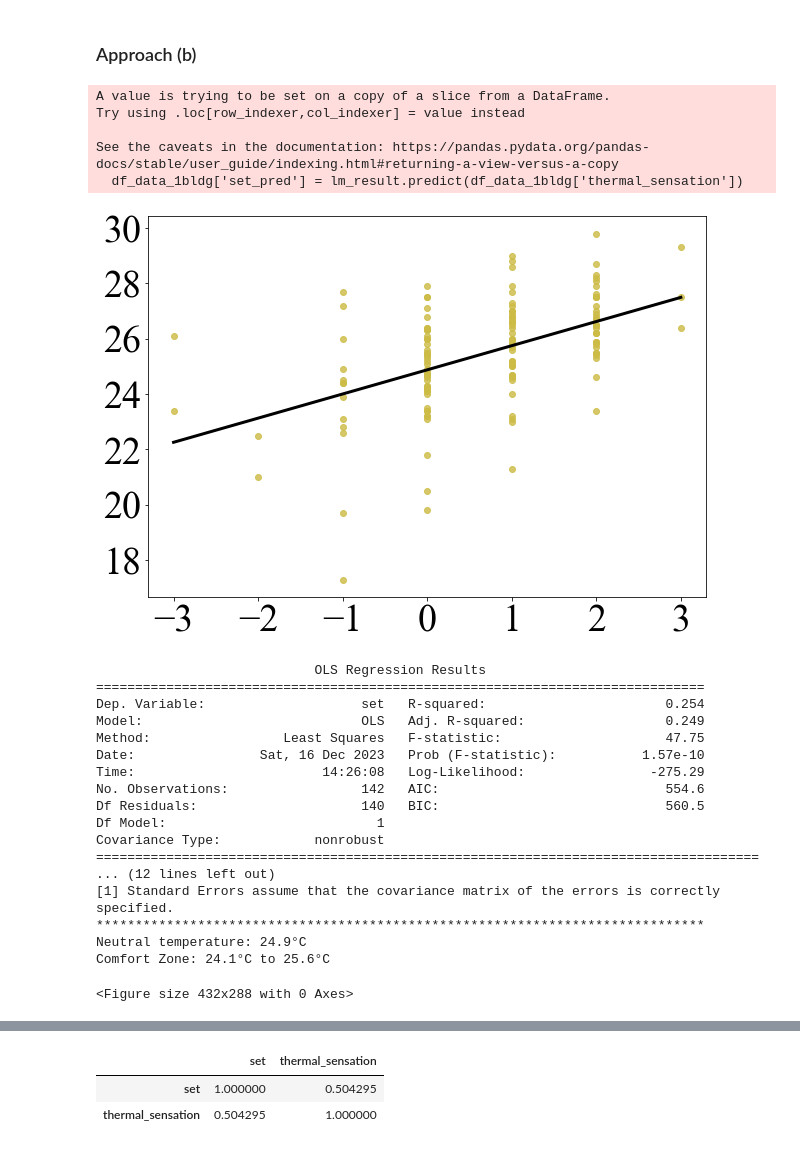
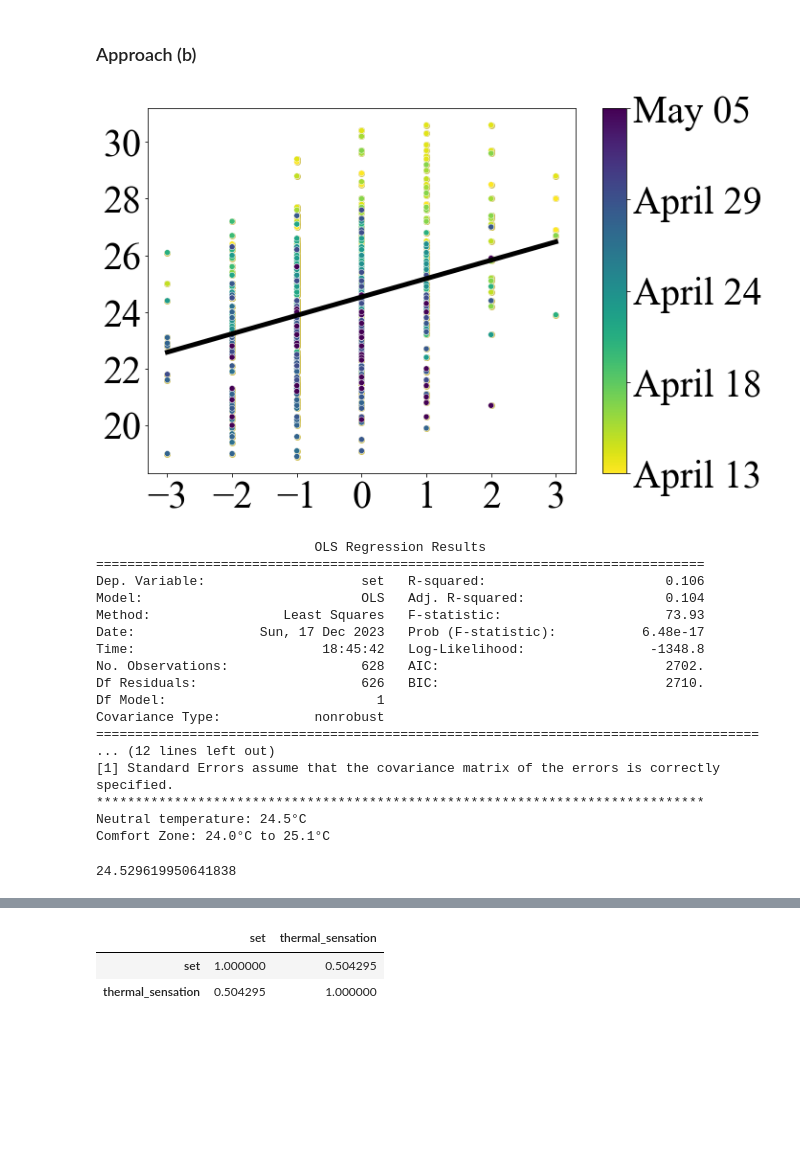
Before and after one commit to ruijis/causal-thinking-neutral-temperature, a Jupyter notebook: code.ipynb, the cells around one changed output, grey strips where cells are left out. Saved outputs shown, nothing was run; the diff lists cells and outputs as text; code cells hidden in the pictures; blank space fills up the shorter version.

```diff
--- a/code.ipynb
+++ b/code.ipynb
@@ -137,63 +166,74 @@ Comfort Zone: 20.3°C to 26.1°C
 # %% [markdown]
 ### Approach (b)
 # %%
-# regressing STE against TSV
 lm_result = smf.ols(formula='set ~ thermal_sensation', data=df_data_1bldg).fit()
 
-# add the prediction to the dataframe
-df_data_1bldg['set_pred'] = lm_result.predict(df_data_1bldg['thermal_sensation'])
+# Plotting
+plt.figure(figsize=(10, 7))
+sns.regplot(x='thermal_sensation', y='set', data=df_data_1bldg, scatter_kws={'color': '#CCBB44'}, line_kws={'color': 'black', 'linewidth': 5}, ci=None)
+sns.scatterplot(x='thermal_sensation', y='set', data=df_data_1bldg, hue='days_since_start', palette='viridis_r')
 
-# plot the regression line, don't show the confidence interval
-plt.figure(figsize=(10, 7))
-sns.regplot(x='thermal_sensation', y='set', data=df_data_1bldg, scatter_kws={'color': '#CCBB44'}, line_kws={'color': 'black', 'linewidth': 3}, ci=None)
-plt.xlabel('', rotation=0, fontsize=40)
+# Select 5 evenly spaced dates
+selected_dates = np.linspace(df_data_1bldg['days_since_start'].min(), df_data_1bldg['days_since_start'].max(), 5, endpoint=True)
+selected_date_labels = [(df_data_1bldg['timestamp'].min() + pd.Timedelta(days=int(day))).strftime('%B %d') for day in selected_dates]
+
+# Add colorbar with selected dates
+norm = plt.Normalize(df_data_1bldg['days_since_start'].min(), df_data_1bldg['days_since_start'].max())
+sm = plt.cm.ScalarMappable(cmap="viridis_r", norm=norm)
+sm.set_array([])
+cbar = plt.colorbar(sm, aspect=15)
+cbar.set_ticks(selected_dates)
+cbar.set_ticklabels(selected_date_labels)
+cbar.ax.tick_params(labelsize=40)
+
+# modify the x and y axis
+plt.xlabel('', fontsize=40)
 plt.ylabel('', rotation=0, fontsize=40)
-plt.xticks(fontsize=38)  # Rotate and set font size for x-axis tick labels
-plt.yticks(fontsize=38)  # Set font size for y-axis tick labels
+plt.xticks(fontsize=40)  # Rotate and set font size for x-axis tick labels
+plt.yticks(fontsize=40)  # Set font size for y-axis tick labels
 plt.grid(False)
-plt.show()
+plt.legend().remove()
 
 # plt.title('Regress thermal sensation votes on indoor temperature')
 plt.rcParams['font.family'] = 'Times New Roman'
 plt.savefig('fig/Bldg_neutral_b.pdf', format='pdf', bbox_inches='tight')
+plt.show()
 
 # statistical anayalsis summary
 print(lm_result.summary())
 print("******************************************************************************")
 
 # check whether the correaltion (slope) is significant
 if lm_result.pvalues['thermal_sensation'] < 0.05:
     a = lm_result.params['thermal_sensation']
     b = lm_result.params['Intercept']
     temp_n = b
     temp_up = 0.85*a + b
     temp_low = (-0.85)*a + b
     print('Neutral temperature: {:.1f}'.format(temp_n), chr(176),'C', sep='')
     print('Comfort Zone: {:.1f}'.format(temp_low), chr(176),'C to {:.1f}'.format(temp_up), chr(176),'C', sep='')
 else:
     print('The slope is not significant, p value: {:.2f}'.format(lm_result.pvalues['set']))
 # %% [output]
+[figure, new version]
-A value is trying to be set on a copy of a slice from a DataFrame.
-Try using .loc[row_indexer,col_indexer] = value instead
-
-See the caveats in the documentation: https://pandas.pydata.org/pandas-docs/stable/user_guide/indexing.html#returning-a-view-versus-a-copy
-  df_data_1bldg['set_pred'] = lm_result.predict(df_data_1bldg['thermal_sensation'])
+                            OLS Regression Results
+==============================================================================
+Dep. Variable:                    set   R-squared:                       0.106
+Model:                            OLS   Adj. R-squared:                  0.104
+Method:                 Least Squares   F-statistic:                     73.93
+Date:                Sun, 17 Dec 2023   Prob (F-statistic):           6.48e-17
+Time:                        18:45:42   Log-Likelihood:                -1348.8
+No. Observations:                 628   AIC:                             2702.
+Df Residuals:                     626   BIC:                             2710.
+Df Model:                           1
+Covariance Type:            nonrobust
+=====================================================================================
+... (12 lines left out)
+[1] Standard Errors assume that the covariance matrix of the errors is correctly specified.
+******************************************************************************
+Neutral temperature: 24.5°C
+Comfort Zone: 24.0°C to 25.1°C
-[figure, old version]
-                            OLS Regression Results
-==============================================================================
-Dep. Variable:                    set   R-squared:                       0.254
-Model:                            OLS   Adj. R-squared:                  0.249
-Method:                 Least Squares   F-statistic:                     47.75
-Date:                Sat, 16 Dec 2023   Prob (F-statistic):           1.57e-10
-Time:                        14:26:08   Log-Likelihood:                -275.29
-No. Observations:                 142   AIC:                             554.6
-Df Residuals:                     140   BIC:                             560.5
-Df Model:                           1
-Covariance Type:            nonrobust
-=====================================================================================
-... (12 lines left out)
-[1] Standard Errors assume that the covariance matrix of the errors is correctly specified.
-******************************************************************************
-Neutral temperature: 24.9°C
-Comfort Zone: 24.1°C to 25.6°C
-<Figure size 432x288 with 0 Axes>
+# %%
+lm_result.params['Intercept']
+# %% [output]
+24.529619950641838
```
Also changed, not shown: parts of 16 cells of this notebook, 3 other files.
